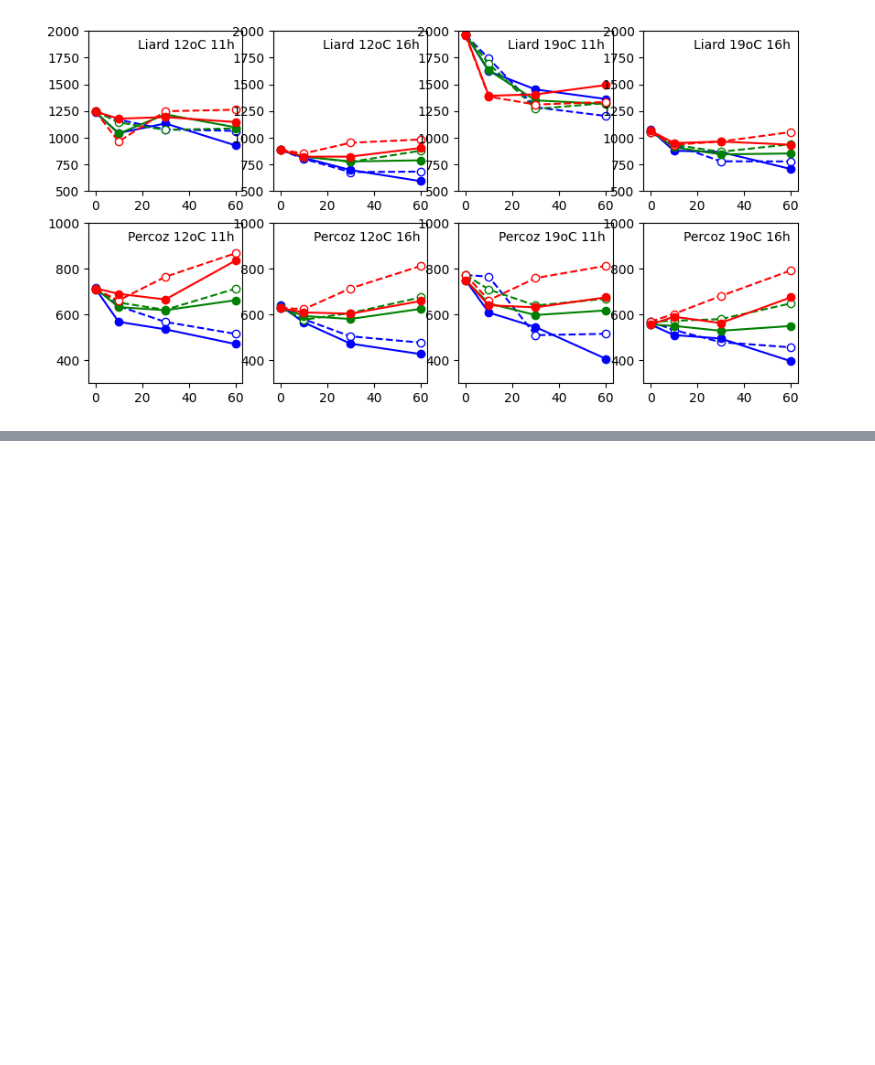
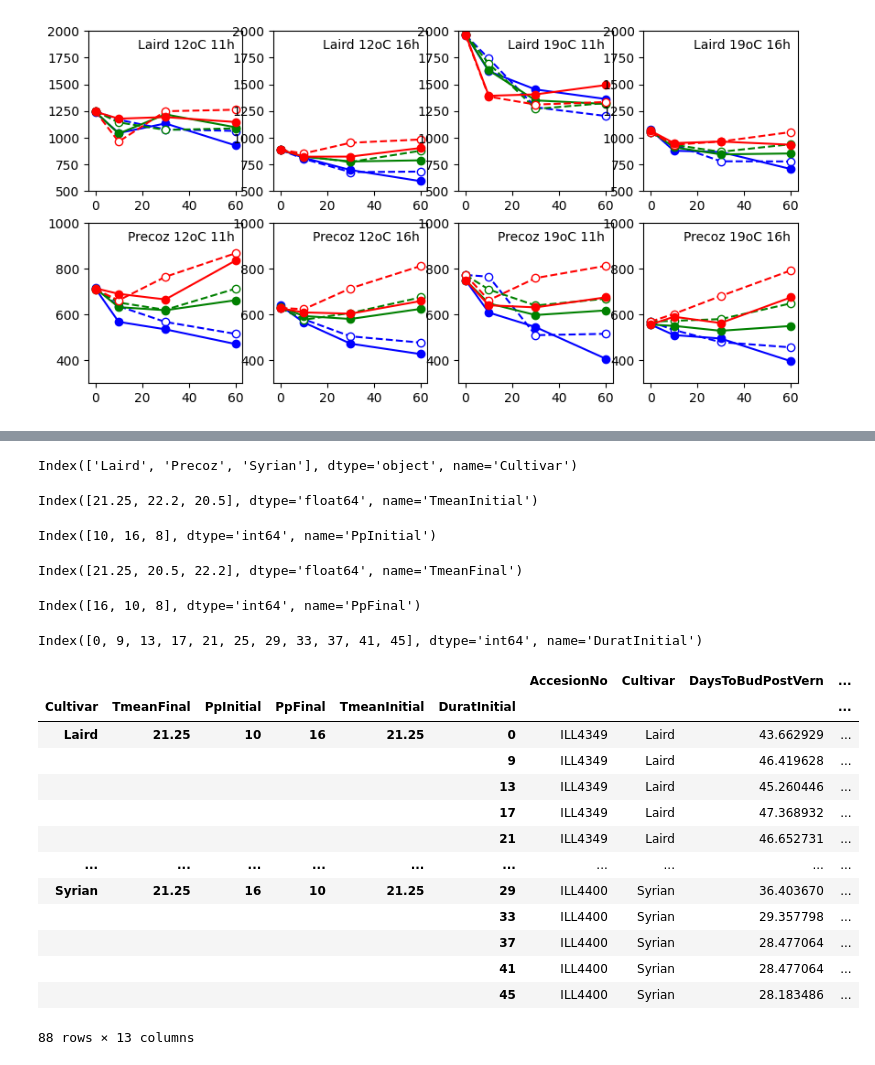
Before and after one commit to PlantandFoodResearch/ApsimX, a Jupyter notebook: Prototypes/Lentil/PhenAnalysis.ipynb, the cells around one changed output, grey strips where cells are left out. Drawn from its saved outputs; the diff is of its cells as text; code cells hidden in the pictures; blank space fills up the shorter version.

```diff
--- a/Prototypes/Lentil/PhenAnalysis.ipynb
+++ b/Prototypes/Lentil/PhenAnalysis.ipynb
@@ -105,0 +184,41 @@ for c in Cultivars:
+# %%
+Rob86Cults
+# %% [output]
+Index(['Laird', 'Precoz', 'Syrian'], dtype='object', name='Cultivar')
+# %%
+Rob86InitTemps
+# %% [output]
+Index([21.25, 22.2, 20.5], dtype='float64', name='TmeanInitial')
+# %%
+Rob86InitPps
+# %% [output]
+Index([10, 16, 8], dtype='int64', name='PpInitial')
+# %%
+Rob86FinalTemps
+# %% [output]
+Index([21.25, 20.5, 22.2], dtype='float64', name='TmeanFinal')
+# %%
+Rob86FinalPps
+# %% [output]
+Index([16, 10, 8], dtype='int64', name='PpFinal')
+# %%
+Rob86InitDurats
+# %% [output]
+Index([0, 9, 13, 17, 21, 25, 29, 33, 37, 41, 45], dtype='int64', name='DuratInitial')
+# %%
+Roberts86
+# %% [output]
+|  |  |  |  |  |  | AccesionNo | Cultivar | DaysToBudPostVern | ... |
+| Cultivar | TmeanFinal | PpInitial | PpFinal | TmeanInitial | DuratInitial |  |  |  | ... |
+| Laird | 21.25 | 10 | 16 | 21.25 | 0 | ILL4349 | Laird | 43.662929 | ... |
+|  |  |  |  |  | 9 | ILL4349 | Laird | 46.419628 | ... |
+|  |  |  |  |  | 13 | ILL4349 | Laird | 45.260446 | ... |
+|  |  |  |  |  | 17 | ILL4349 | Laird | 47.368932 | ... |
+|  |  |  |  |  | 21 | ILL4349 | Laird | 46.652731 | ... |
+| ... | ... | ... | ... | ... | ... | ... | ... | ... | ... |
+| Syrian | 21.25 | 16 | 10 | 21.25 | 29 | ILL4400 | Syrian | 36.403670 | ... |
+|  |  |  |  |  | 33 | ILL4400 | Syrian | 29.357798 | ... |
+|  |  |  |  |  | 37 | ILL4400 | Syrian | 28.477064 | ... |
+|  |  |  |  |  | 41 | ILL4400 | Syrian | 28.477064 | ... |
+|  |  |  |  |  | 45 | ILL4400 | Syrian | 28.183486 | ... |
+88 rows × 13 columns
```
Also changed, not shown: parts of 25 cells of this notebook, 9 other files.
